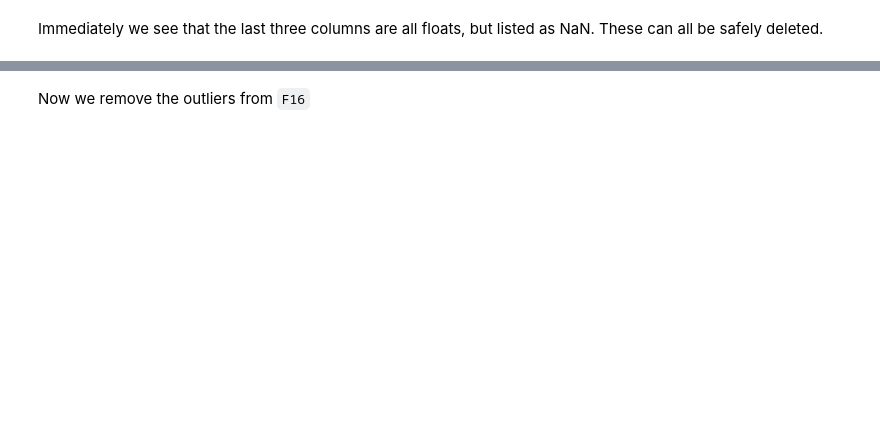
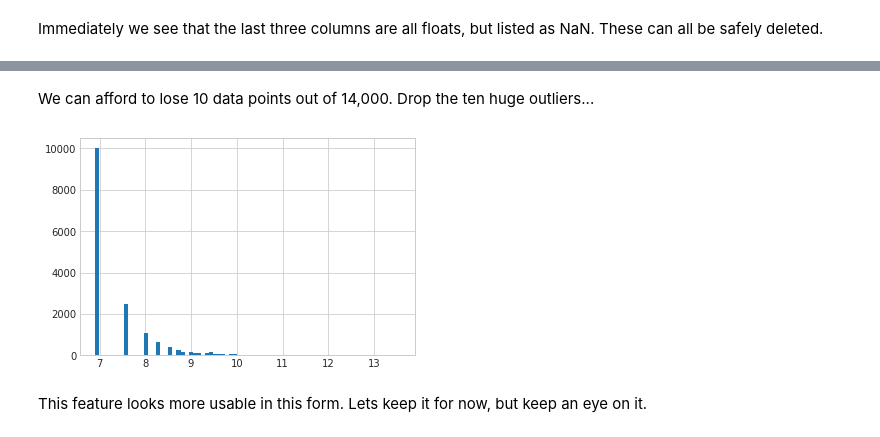
Before and after one commit to jsigee87/Kaggle-Midterm, a Jupyter notebook: src/prelim.ipynb, the cells around one changed output, grey strips where cells are left out. Saved outputs shown, nothing was run; the diff lists cells and outputs as text; code cells hidden in the pictures; blank space fills up the shorter version.

```diff
--- a/src/prelim.ipynb
+++ b/src/prelim.ipynb
@@ -100,0 +117,11 @@ First, `F6`.
+# %% [markdown]
+We can afford to lose 10 data points out of 14,000. Drop the ten huge outliers...
+# %%
+for i in range(10):
+    data_point = data['F6'].idxmax()
+    data.drop([data_point], inplace=True)
+_ = plt.hist(np.log(data.F6), bins=75)
+# %% [output]
+[figure, added]
+# %% [markdown]
+This feature looks more usable in this form. Lets keep it for now, but keep an eye on it.
@@ -107,5 +136,3 @@ while features.iloc[data_point]['F6'] > 0.6*10**7:
 
 #print(features.shape)
 #print(labels.shape)
-# %% [markdown]
-Now we remove the outliers from `F16`
```
Also changed, not shown: parts of 50 cells of this notebook, 6 other files.
